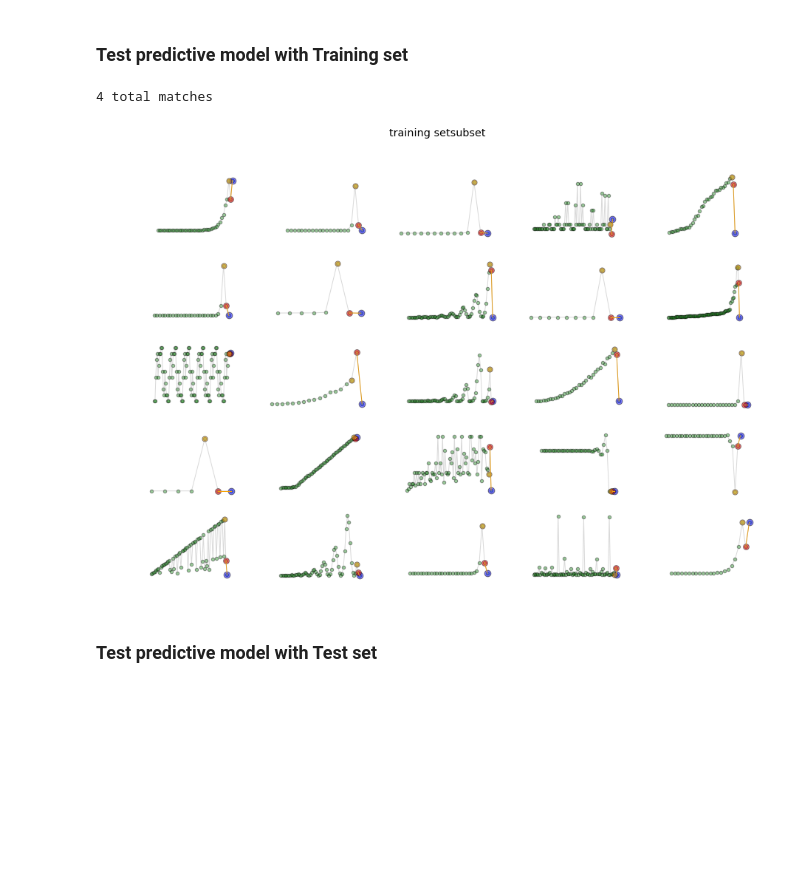
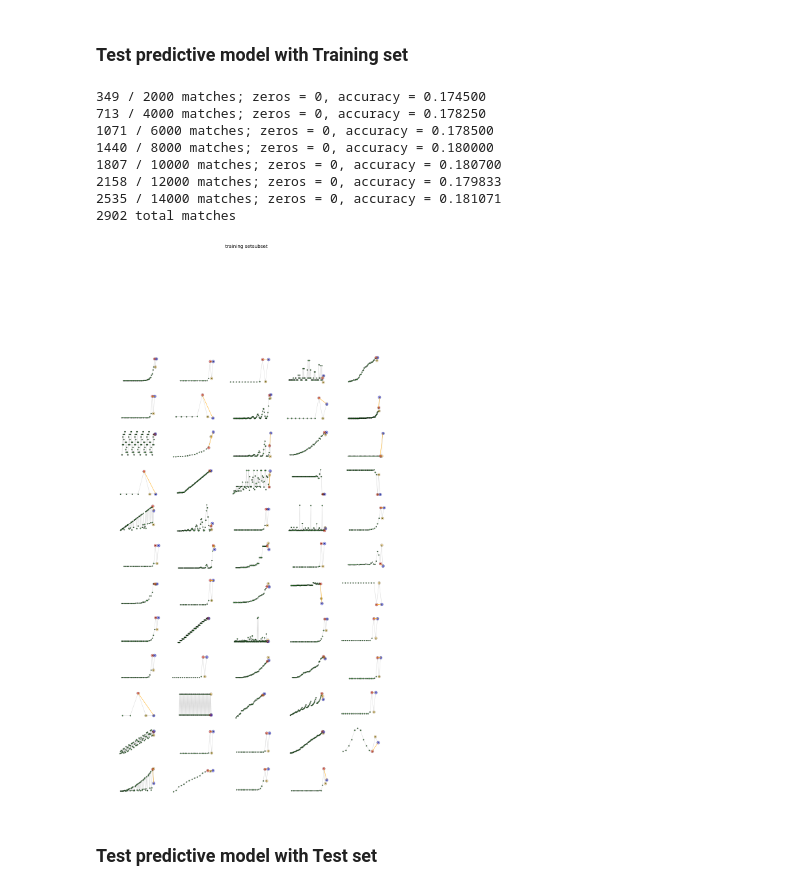
Before and after one commit to gerardobort/kaggle, a Jupyter notebook: integer-sequence-learning/serious approach 1-inspecting.ipynb, the cells around one changed output. Cells and saved outputs as stored; diff of their text form; code cells hidden in the pictures; blank space fills up the shorter version.

Commit message:
simplifying numbers and graph

```diff
--- a/integer-sequence-learning/serious approach 1-inspecting.ipynb
+++ b/integer-sequence-learning/serious approach 1-inspecting.ipynb
@@ -182,8 +182,10 @@ array([[  0.00000000e+00,   0.00000000e+00,   0.00000000e+00, ...,
 def predictLast(seq):
     if seq.shape[0] == 0:
         return 0
-    if seq.shape[0] <= 2:
+    if seq.shape[0] == 1:
         return seq[0]
+    if seq.shape[0] == 2:
+        return seq[1]
 
     trainingSet, columns = getTrainingSetNgram(seq)
     X = trainingSet[:,:-1]
@@ -201,20 +203,13 @@ def predictLast(seq):
     # add extra
     testRowX = generateExtraFeatures(testRowX)
     testRowX = pd.DataFrame(testRowX)
-    #display(testRowX)
-
-    #print(testIndex.shape, testRow.shape)
-    #display(testRowX)
 
     # train
     regresor = LinearRegression(fit_intercept=False, normalize=False, copy_X=True, n_jobs=3)
     regresor.fit(X.as_matrix(), y.as_matrix())
 
-    #inpFinal = np.copy(inp)
     outFinal = regresor.predict(testRowX.as_matrix())
-    #print(len(seq), len(outFinal))
-    #display(pd.DataFrame([seq.astype(int), outFinal.astype(int)]))
-    return outFinal[-1:]
+    return outFinal[-1:][0][0]
 # %% [markdown]
 ### Function to draw curves
 # %%
@@ -247,47 +244,45 @@ def plotSubset(set, subsetName):
 # %%
 pmatches = 0
 matches = 0
 zeros = 0
 output = []
 sets = []
 #for i in range(len(train)):
-for i in range(1,30):
+for i in range(1,16000):
     seq = train.seq[i].astype(np.longdouble)
 
     plast = seq[-2:-1]
     plastpredicted = predictLast(seq[:-2])
-    if np.isnan(plastpredicted):
-        plastpredicted = [[0]]
 
     last = seq[-1:]
     lastpredicted = predictLast(seq[:-1])
-    if np.isnan(lastpredicted):
-        lastpredicted = [[0]]
 
-    if np.abs(plast - plastpredicted) > 10:
-        lastpredicted = [[0]]
+    output.append([train.id[i], int(lastpredicted)])
+    sets.append(np.concatenate((train.seq[i], [plastpredicted], [lastpredicted])))
 
-
-    #print('result = %d; expected = %d; diff = %d' % (int(lastpredicted), int(last), diff))
-    output.append([train.id[i], lastpredicted[0]])
-    sets.append(np.concatenate((train.seq[i], plastpredicted[0], lastpredicted[0])))
-
-
-    diff = int(last - lastpredicted[0])
+    diff = int(last - lastpredicted)
     if diff == 0:
         matches += 1
     if lastpredicted == 0:
         zeros += 1
     if i>0 and i%2000==0:
-        print("%d, %d / %d matches; zeros = %d, accuracy = %f " % (matches, i, zeros, float(matches)/float(i)))
+        print("%d / %d matches; zeros = %d, accuracy = %f " % (matches, i, zeros, float(matches)/float(i)))
 
 print("%d total matches" % matches)
-plotSubset(sets, 'training set')
+
+plotSubset(sets[:60], 'training set')
 
 pd.DataFrame(output).to_csv("train_submission.csv", header=["Id", "Last"], index=False, index_label=False)
 # %% [output]
-4 total matches
+349 / 2000 matches; zeros = 0, accuracy = 0.174500
+713 / 4000 matches; zeros = 0, accuracy = 0.178250
+1071 / 6000 matches; zeros = 0, accuracy = 0.178500
+1440 / 8000 matches; zeros = 0, accuracy = 0.180000
+1807 / 10000 matches; zeros = 0, accuracy = 0.180700
+2158 / 12000 matches; zeros = 0, accuracy = 0.179833
+2535 / 14000 matches; zeros = 0, accuracy = 0.181071
+2902 total matches
-[figure, old version]
+[figure, new version]
 # %% [markdown]
 ### Test predictive model with Test set
 # %%
```
Also changed, not shown: parts of 1 cell of this notebook, 1 other file.
